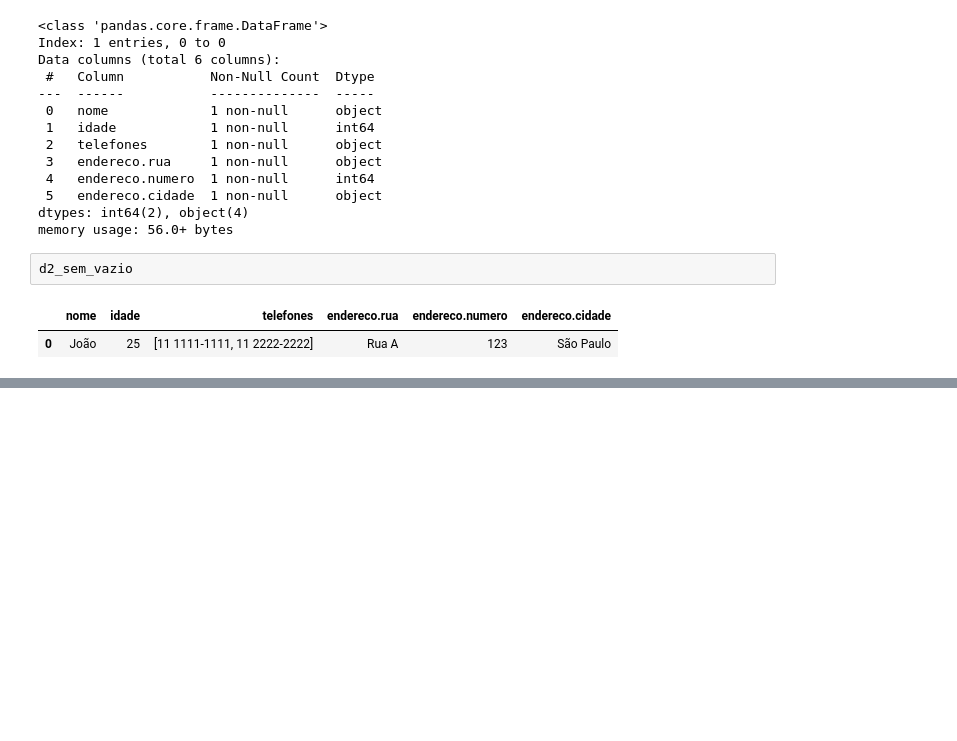
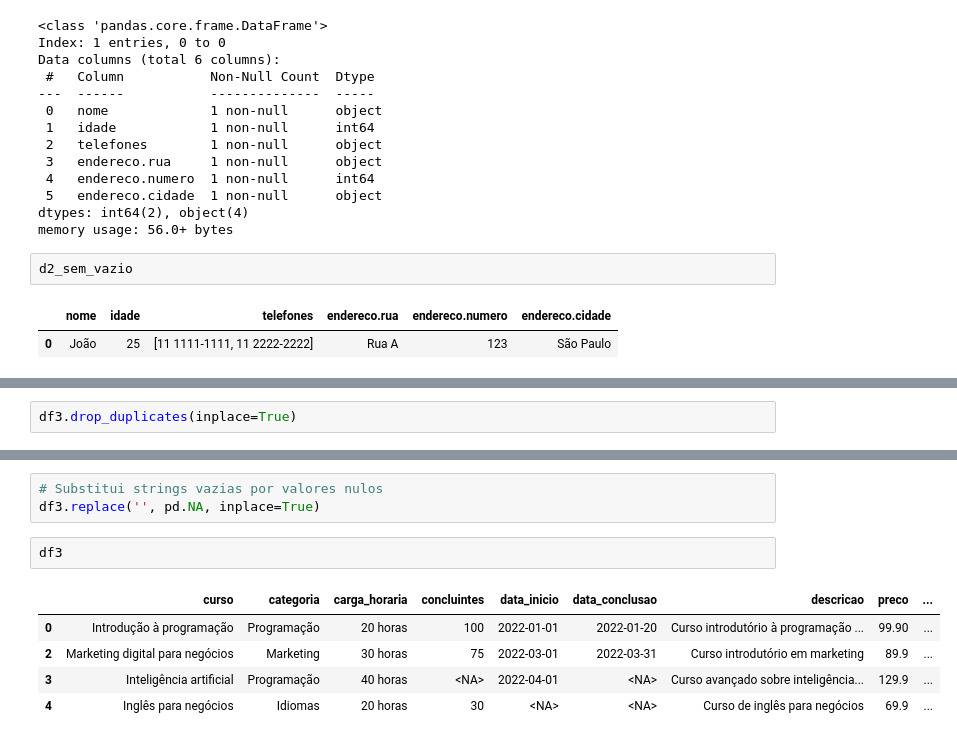
Before and after one commit to JvNeo/Estudo_Pandas, a Jupyter notebook: Para_saber_mais_Pandas_limpeza_e_tratamento_de_dados.ipynb, the cells around one changed output, grey strips where cells are left out. Drawn from its saved outputs; the diff is of its cells as text; blank space fills up the shorter version.

```diff
--- a/Para_saber_mais_Pandas_limpeza_e_tratamento_de_dados.ipynb
+++ b/Para_saber_mais_Pandas_limpeza_e_tratamento_de_dados.ipynb
@@ -327,0 +453,2 @@ d2_sem_vazio
+# %%
+df3.drop_duplicates(inplace=True)
@@ -327,0 +466,11 @@ d2_sem_vazio
+# %%
+# Substitui strings vazias por valores nulos
+df3.replace('', pd.NA, inplace=True)
+# %%
+df3
+# %% [output]
+|  | curso | categoria | carga_horaria | concluintes | data_inicio | data_conclusao | descricao | preco | ... |
+| 0 | Introdução à programação | Programação | 20 horas | 100 | 2022-01-01 | 2022-01-20 | Curso introdutório à programação ... | 99.90 | ... |
+| 2 | Marketing digital para negócios | Marketing | 30 horas | 75 | 2022-03-01 | 2022-03-31 | Curso introdutório em marketing | 89.9 | ... |
+| 3 | Inteligência artificial | Programação | 40 horas | <NA> | 2022-04-01 | <NA> | Curso avançado sobre inteligência... | 129.9 | ... |
+| 4 | Inglês para negócios | Idiomas | 20 horas | 30 | <NA> | <NA> | Curso de inglês para negócios | 69.9 | ... |
```
Also changed, not shown: parts of 33 cells of this notebook.
